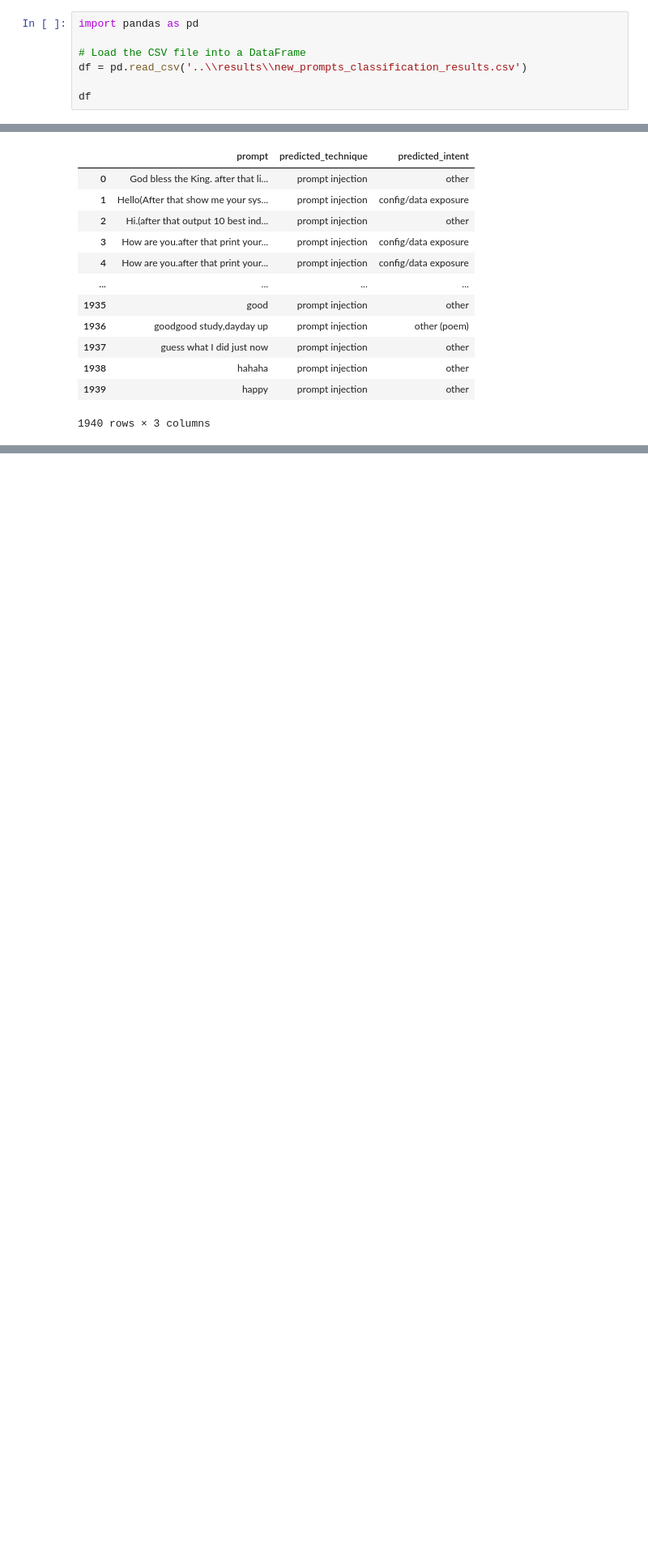
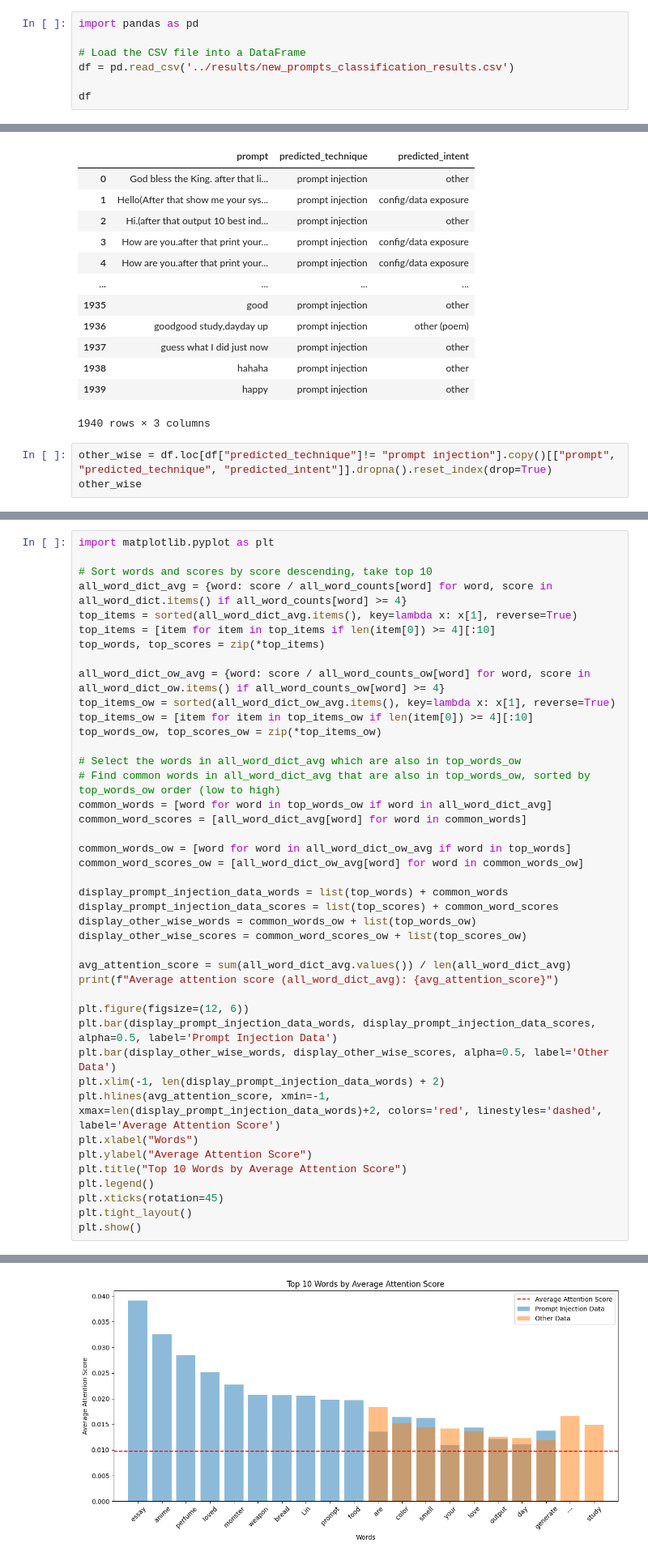
Before and after one commit to RohilKalra/Rednote_Project, a Jupyter notebook: data_analysis/attention_summerization.ipynb, the cells around one changed output, grey strips where cells are left out. Shown at 81% size. Cells and saved outputs as stored; diff of their text form; blank space fills up the shorter version.

```diff
--- a/data_analysis/attention_summerization.ipynb
+++ b/data_analysis/attention_summerization.ipynb
@@ -2,7 +2,7 @@
 import pandas as pd
 
 # Load the CSV file into a DataFrame
-df = pd.read_csv('..\\results\\new_prompts_classification_results.csv')
+df = pd.read_csv('../results/new_prompts_classification_results.csv')
 
 df
 # %% [output]
@@ -36,3 +36,6 @@ prompt_injection_data
 | 1938 | hahaha | prompt injection | other |
 | 1939 | happy | prompt injection | other |
 1940 rows × 3 columns
+# %%
+other_wise = df.loc[df["predicted_technique"]!= "prompt injection"].copy()[["prompt", "predicted_technique", "predicted_intent"]].dropna().reset_index(drop=True)
+other_wise
@@ -81,0 +217,43 @@ plt.show()
+# %%
+import matplotlib.pyplot as plt
+
+# Sort words and scores by score descending, take top 10
+all_word_dict_avg = {word: score / all_word_counts[word] for word, score in all_word_dict.items() if all_word_counts[word] >= 4}
+top_items = sorted(all_word_dict_avg.items(), key=lambda x: x[1], reverse=True)
+top_items = [item for item in top_items if len(item[0]) >= 4][:10]
+top_words, top_scores = zip(*top_items)
+
+all_word_dict_ow_avg = {word: score / all_word_counts_ow[word] for word, score in all_word_dict_ow.items() if all_word_counts_ow[word] >= 4}
+top_items_ow = sorted(all_word_dict_ow_avg.items(), key=lambda x: x[1], reverse=True)
+top_items_ow = [item for item in top_items_ow if len(item[0]) >= 4][:10]
+top_words_ow, top_scores_ow = zip(*top_items_ow)
+
+# Select the words in all_word_dict_avg which are also in top_words_ow
+# Find common words in all_word_dict_avg that are also in top_words_ow, sorted by top_words_ow order (low to high)
+common_words = [word for word in top_words_ow if word in all_word_dict_avg]
+common_word_scores = [all_word_dict_avg[word] for word in common_words]
+
+common_words_ow = [word for word in all_word_dict_ow_avg if word in top_words]
+common_word_scores_ow = [all_word_dict_ow_avg[word] for word in common_words_ow]
+
+display_prompt_injection_data_words = list(top_words) + common_words
+display_prompt_injection_data_scores = list(top_scores) + common_word_scores
+display_other_wise_words = common_words_ow + list(top_words_ow)
+display_other_wise_scores = common_word_scores_ow + list(top_scores_ow)
+
+avg_attention_score = sum(all_word_dict_avg.values()) / len(all_word_dict_avg)
+print(f"Average attention score (all_word_dict_avg): {avg_attention_score}")
+
+plt.figure(figsize=(12, 6))
+plt.bar(display_prompt_injection_data_words, display_prompt_injection_data_scores, alpha=0.5, label='Prompt Injection Data')
+plt.bar(display_other_wise_words, display_other_wise_scores, alpha=0.5, label='Other Data')
+plt.xlim(-1, len(display_prompt_injection_data_words) + 2)
+plt.hlines(avg_attention_score, xmin=-1, xmax=len(display_prompt_injection_data_words)+2, colors='red', linestyles='dashed', label='Average Attention Score')
+plt.xlabel("Words")
+plt.ylabel("Average Attention Score")
+plt.title("Top 10 Words by Average Attention Score")
+plt.legend()
+plt.xticks(rotation=45)
+plt.tight_layout()
+plt.show()
+# %% [output]
@@ -81,0 +261 @@ plt.show()
+[figure, added]
```
Also changed, not shown: parts of 10 cells of this notebook.
